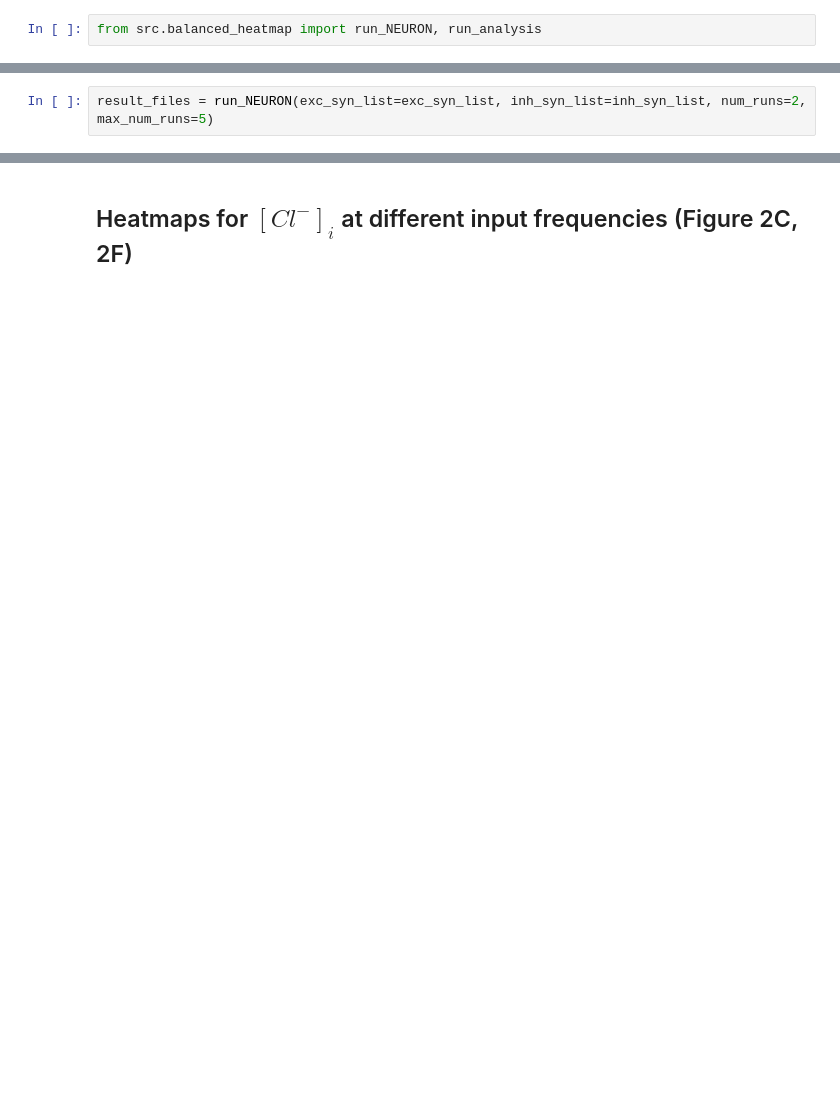
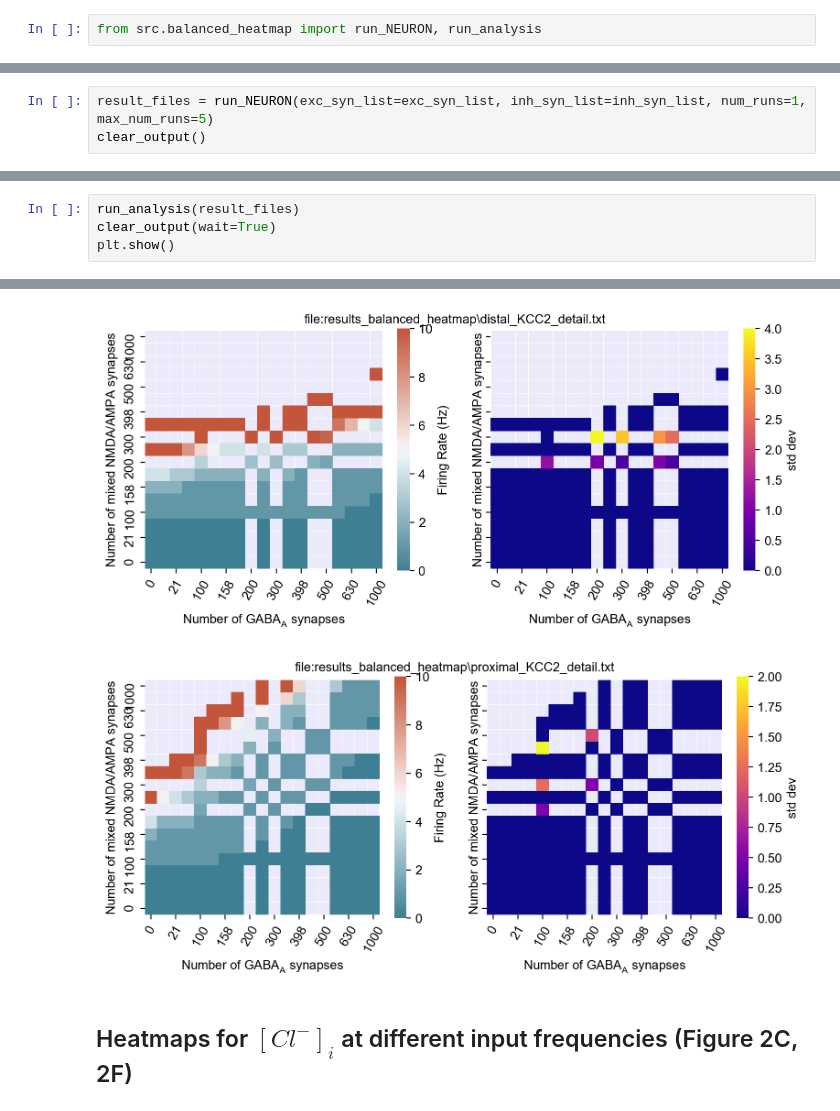
Before and after one commit to schmitts/chloride-dynamics-io-neuron, a Jupyter notebook: chloride-dynamics-io-neuron.ipynb, the cells around one changed output, grey strips where cells are left out. Saved outputs shown, nothing was run; the diff lists cells and outputs as text; blank space fills up the shorter version.

```diff
--- a/chloride-dynamics-io-neuron.ipynb
+++ b/chloride-dynamics-io-neuron.ipynb
@@ -50,2 +74,3 @@ exc_syn_list
 # %%
-result_files = run_NEURON(exc_syn_list=exc_syn_list, inh_syn_list=inh_syn_list, num_runs=2, max_num_runs=5)
+result_files = run_NEURON(exc_syn_list=exc_syn_list, inh_syn_list=inh_syn_list, num_runs=1, max_num_runs=5)
+clear_output()
@@ -56,0 +77,5 @@ run_analysis(result_files)
+# %%
+run_analysis(result_files)
+clear_output(wait=True)
+plt.show()
+# %% [output]
@@ -57,3 +99,5 @@ run_analysis(result_files)
+[figure, added]
+[figure, added]
 # %% [markdown]
 ## Heatmaps for $[Cl^-]_i$ at different input frequencies (Figure 2C, 2F)
 # %%
```
Also changed, not shown: parts of 20 cells of this notebook, 2 other files.
